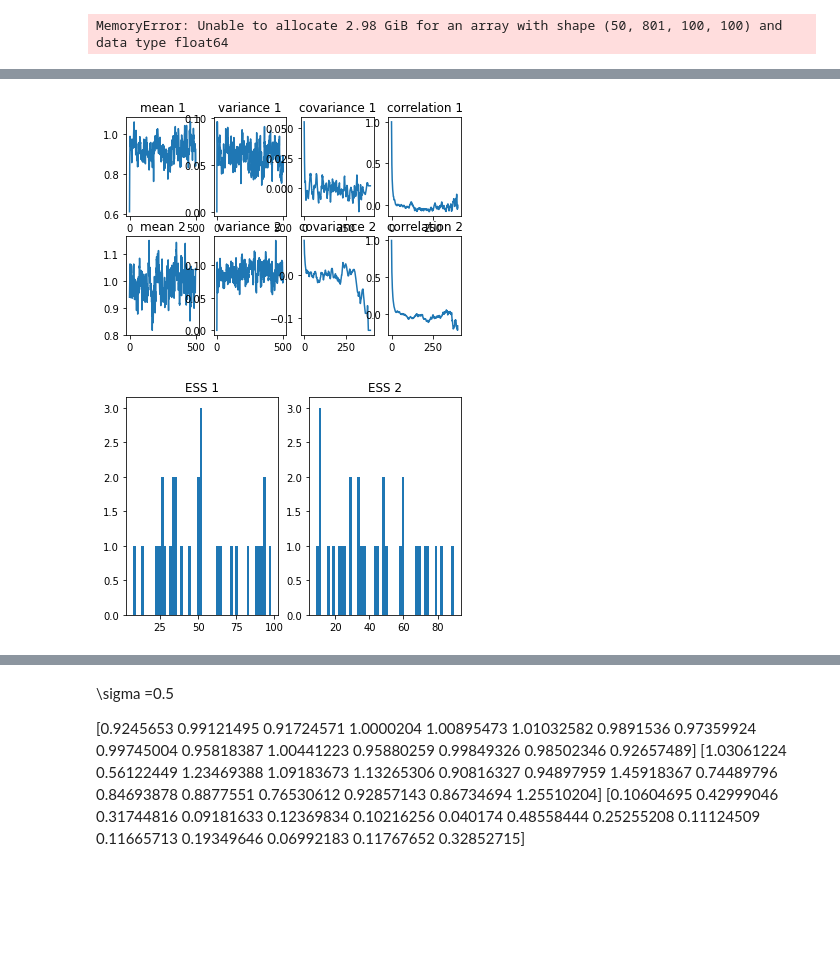
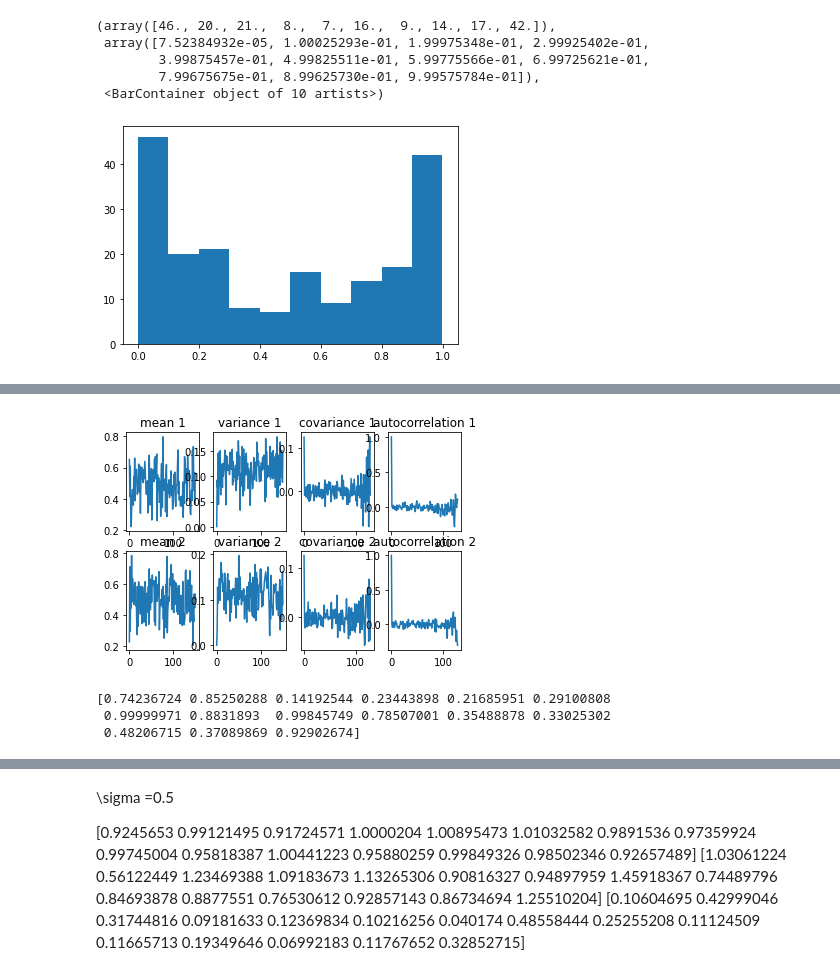
Before and after one commit to Jackmos/Multi-Fidelity-MCMC-methods, a Jupyter notebook: PACS_project2/Diffusion/3_step_NN/MCMC_homemade.ipynb, the cells around one changed output, grey strips where cells are left out. Saved outputs shown, nothing was run; the diff lists cells and outputs as text; code cells hidden in the pictures; blank space fills up the shorter version.

```diff
--- a/PACS_project2/Diffusion/3_step_NN/MCMC_homemade.ipynb
+++ b/PACS_project2/Diffusion/3_step_NN/MCMC_homemade.ipynb
@@ -12,6 +12,16 @@ import keras.backend as K
 from keras.utils import custom_object_scope
 
 np.random.seed(42)
+# %%
+r=st.arcsine.rvs(scale=1,size=200)
+plt.hist(r)
+# %% [output]
+(array([46., 20., 21.,  8.,  7., 16.,  9., 14., 17., 42.]),
+ array([7.52384932e-05, 1.00025293e-01, 1.99975348e-01, 2.99925402e-01,
+        3.99875457e-01, 4.99825511e-01, 5.99775566e-01, 6.99725621e-01,
+        7.99675675e-01, 8.99625730e-01, 9.99575784e-01]),
+ <BarContainer object of 10 artists>)
+[figure, added]
 # %%
 def NN_MF(q,K1,K2,K3):
     out1=K1.predict(q)
@@ -124,12 +139,14 @@ def effective_sample_size(autocov): # effective sample size of a Markov chain, c
 # cell 1
 file_path_HF = "../DATA/reaction_diffusion_HF.mat"
 (reaction_HF_test, U_HF_test) = import_data(file_path_HF)
+mask= np.where(reaction_HF_test<0.9)[0]
 U_HF_test = U_HF_test[:, -1, 44,44]
 # ADD NOISE
-noise_stddev = np.mean(U_HF_test) * 0.01       # value?
-noise = np.random.normal(0, noise_stddev, len(U_HF_test))
-U_HF_test_selection = U_HF_test + noise
-
+#noise_stddev = np.mean(U_HF_test)       # value?
+#noise = np.random.normal(0, noise_stddev, len(U_HF_test))
+#U_HF_test_selection = U_HF_test + noise
+U_HF_test_selection=U_HF_test[mask]
+reaction_HF_test=reaction_HF_test[mask][0:n_HF]
 
 permutation = np.random.permutation(len(U_HF_test_selection))
 n_HF = 15
@@ -148,12 +165,12 @@ with custom_object_scope(custom_objects):
     keras_model1 = load_model("modelLF.h5")
     keras_model2 = load_model("modelLin.h5")
     keras_model3 = load_model("finalModel.h5")
-# %% [output]
-MemoryError: Unable to allocate 2.98 GiB for an array with shape (50, 801, 100, 100) and data type float64
 # %%
-mu_0=np.random.uniform(0.5,1.5,size=(U_HF_test_selection.shape[0],1))
-sigma=1
-N=100
+#mu_0=np.random.uniform(0.5,1.5,size=(U_HF_test_selection.shape[0],1))
+mu_0=np.random.uniform(0.,1.,size=(U_HF_test_selection.shape[0],1))
+
+sigma=0.2
+N=150
 n=10
 
 final_q = np.zeros([n, U_HF_test_selection.shape[0]])
@@ -164,6 +181,7 @@ big_q_ham = np.zeros([n,N+1, U_HF_test_selection.shape[0]])
 
 for i in range(n):
         q, ratio,U = Metropolis_Hastings(mu_0, N, sigma,U_HF_test_selection,keras_model1,keras_model2,keras_model3)
+        print(ratio)
         final_q[i, :] = q[-1, :]
         big_q[i, :, :] = q
         if (i+1)%(int(np.floor(n/10))) == 0:
@@ -192,12 +210,12 @@ corr = np.mean(autocorrelation(cov), axis=0)
 
 
 ## Calculate effective sample size
-print("Calculating ESS...")
-ESS = effective_sample_size(cov)
-ESS = np.sort(ESS, axis=0)
-id_min_ESS = int(np.floor(n/40))
-id_ESS = id_min_ESS+np.asarray(range(n-2*id_min_ESS))
-ESS_reduced = ESS[id_ESS, :]
+#print("Calculating ESS...")
+#ESS = effective_sample_size(cov)
+#ESS = np.sort(ESS, axis=0)
+#id_min_ESS = int(np.floor(n/40))
+#id_ESS = id_min_ESS+np.asarray(range(n-2*id_min_ESS))
+#ESS_reduced = ESS[id_ESS, :]
 
 
 avx = np.reshape(tail_qx, -1)
@@ -223,19 +241,19 @@ axs2[1, 2].plot(cov[-1, :, 1])
 axs2[1, 2].set_title('covariance 2')
 
 axs2[0, 3].plot(corr[:, 0])
-axs2[0, 3].set_title('correlation 1')
+axs2[0, 3].set_title('autocorrelation 1')
 
 axs2[1, 3].plot(corr[:, 1])
-axs2[1, 3].set_title('correlation 2')
+axs2[1, 3].set_title('autocorrelation 2')
 
 
+# EFFECTIVE SAMPLE SIZE DA RIPARARE
+#fig, ax3 = plt.subplots(1, 2)
+#ax3[0].hist(ESS_reduced[:, 0], 25, density=False)
+#ax3[0].set_title('ESS 1')
 
-fig, ax3 = plt.subplots(1, 2)
-ax3[0].hist(ESS_reduced[:, 0], 25, density=False)
-ax3[0].set_title('ESS 1')
-
-ax3[1].hist(ESS_reduced[:, 1], 25, density=False)
-ax3[1].set_title('ESS 2')
+#ax3[1].hist(ESS_reduced[:, 1], 25, density=False)
+#ax3[1].set_title('ESS 2')
 
 
 
@@ -262,2 +280,7 @@ plt.show()
-[figure, old version]
+[figure, new version]
-[figure, removed]
+# %%
+print(q[1,:])
+# %% [output]
+[0.74236724 0.85250288 0.14192544 0.23443898 0.21685951 0.29100808
+ 0.99999971 0.8831893  0.99845749 0.78507001 0.35488878 0.33025302
+ 0.48206715 0.37089869 0.92902674]
```
Also changed, not shown: parts of 10 cells of this notebook, 38 other files.
